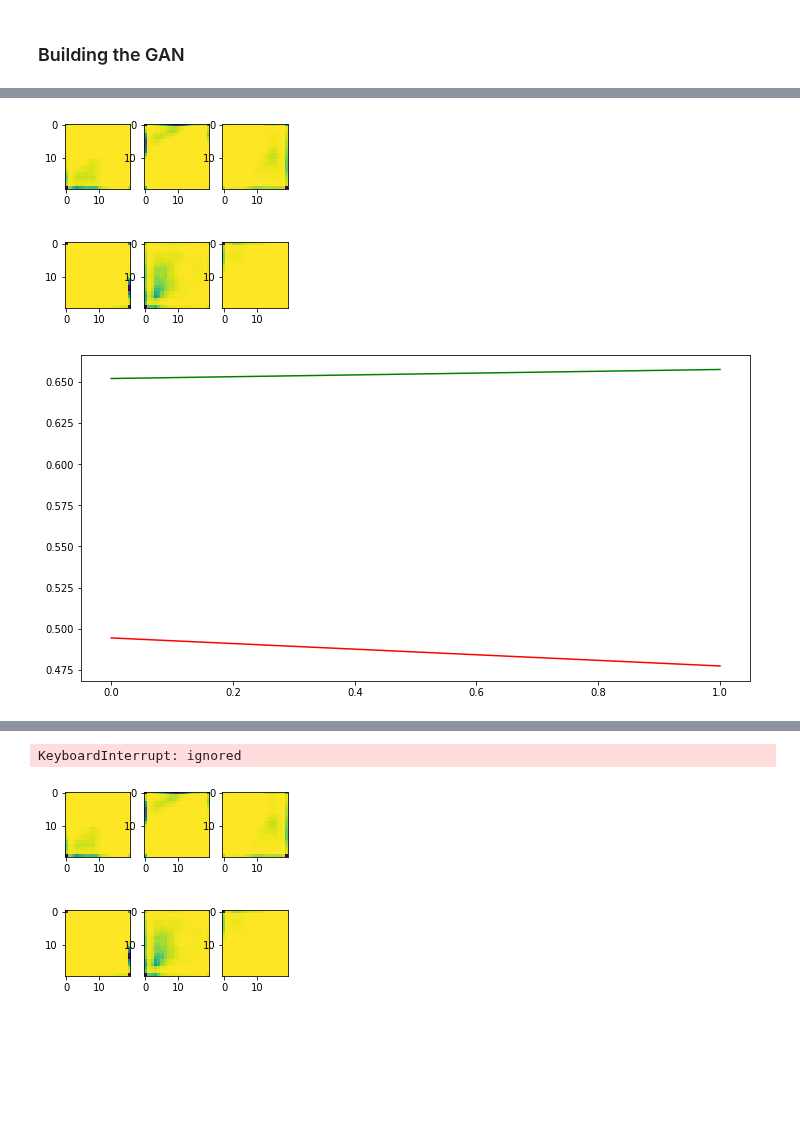
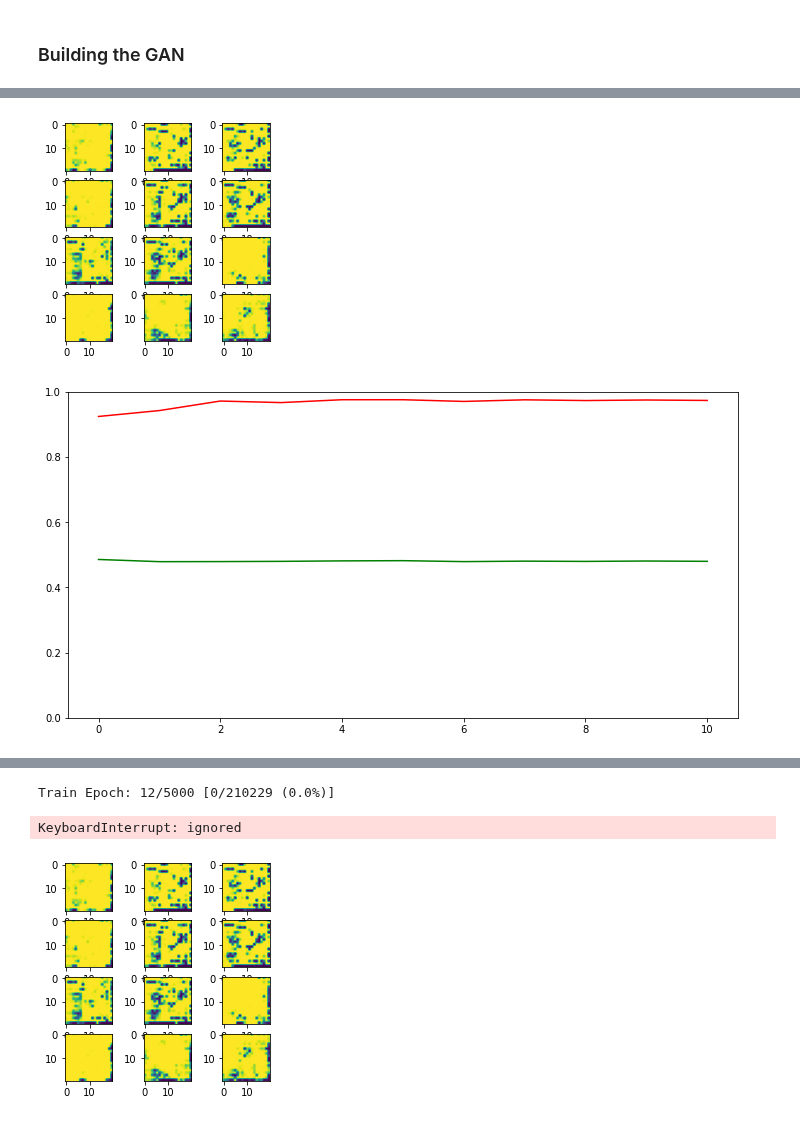
Before and after one commit to vicentcamison/idal_ia3, a Jupyter notebook: 3 Aprendizaje profundo (II)/InfoGAN.ipynb, the cells around one changed output, grey strips where cells are left out. Cells and saved outputs as stored; diff of their text form; code cells hidden in the pictures; blank space fills up the shorter version.

```diff
--- a/3 Aprendizaje profundo (II)/InfoGAN.ipynb
+++ b/3 Aprendizaje profundo (II)/InfoGAN.ipynb
@@ -404,7 +409,8 @@ class Discriminator(nn.Module):
     x = self.bn(self.avgpool(F.leaky_relu(self.conv1(x), negative_slope=LRELU_ALPHA)))
     x = self.bn2(self.avgpool(F.leaky_relu(self.conv2(x), negative_slope=LRELU_ALPHA)))
     x = self.flatten(x)
-    true = F.sigmoid(self.true_dense(x))
+    #true = F.sigmoid(self.true_dense(x))
+    true = torch.sigmoid(self.true_dense(x))
     cat = F.softmax(self.cat_dense(x))
     if self.categorical_noise_dim > 0:
       cat_noise = self.noise_dense(x)
@@ -450,10 +465,10 @@ mse, cross_entropy = mse.to(device), cross_entropy.to(device)
 
 # Functions for the calculation of the loss function
 def rand_ones_like(tensor):
-  return torch.rand_like(tensor)*0.3 + 0.9
+  return torch.rand_like(tensor)*0.2 + 0.9
 
 def rand_zeros_like(tensor):
-  return torch.rand_like(tensor)*0.3
+  return torch.rand_like(tensor)*0.2
 
 ### Info-GAN ###
 if GAN_STYLE == 0:
@@ -476,13 +491,13 @@ if GAN_STYLE == 0:
   # Generator loss: MSE Loss
   def gen_loss(pred):
     #print(max(pred))
-    return mse(pred, rand_ones_like(pred))
+    return mse(pred, rand_zeros_like(pred))
 
   # Discriminator loss: two batches of MSE loss: one for each batch (true images and )
   def discr_loss(real_pred, fake_pred):
     #print(max(real_pred), max(fake_pred))
-    real_loss = mse(real_pred, rand_ones_like(real_pred))
-    fake_loss = mse(fake_pred, rand_zeros_like(fake_pred))
+    real_loss = mse(real_pred, rand_zeros_like(real_pred))
+    fake_loss = mse(fake_pred, rand_ones_like(fake_pred))
     return (real_loss + fake_loss) / 2
 
   # Features loss: batch of noise and categories predicted by the discr.
@@ -498,7 +513,7 @@ if GAN_STYLE == 0:
 ### AC-GAN ###
 elif GAN_STYLE == 1:
 
-  noise_dim = 50
+  noise_dim = 80
   cat_dim = 10
   noise_cat_dim = 0
 
@@ -549,8 +564,8 @@ dataloader = numbers_loader
 
 #images that we're going to use to see the performance of the Generator
 # at different epochs
-data_show = 6
-check_noise, check_cat, check_noise_cat = generate_generator_data(data_show, noise_cat_dim=0)
+data_show = 12
+check_noise, check_cat, check_noise_cat = generate_generator_data(data_show, noise_dim=noise_dim, cat_dim=cat_dim, noise_cat_dim=noise_cat_dim, same_class=False)
 check_noise, check_cat, check_noise_cat = check_noise.to(device), check_cat.to(device), check_noise_cat.to(device)
 
 # We set up these variables that are designed for plotting
@@ -580,12 +595,12 @@ for epoch in range(n_epochs):
 
     gen_optim.zero_grad()
     #if GAN_STYLE == 0: #InfoGAN
-    noise, cat, noise_cat = generate_generator_data(batch_size, noise_dim, cat_dim, noise_cat_dim)
+    noise, cat, noise_cat = generate_generator_data(BATCH_SIZE, noise_dim, cat_dim, noise_cat_dim)
     noise, cat, noise_cat = noise.to(device), cat.to(device), noise_cat.to(device)
     #elif GAN_STYLE == 1: #AC-GAN
     img_batch = generator(noise, cat, noise_cat)
     img_batch = img_batch.to(device)
-    img_batch = noisy_image(img_batch, epsilon_decay(epoch, EPSILON))
+    ####img_batch = noisy_image(img_batch, epsilon_decay(epoch, EPSILON))
     veracity, cat_pred, _ = discriminator(img_batch)
     veracity, cat_pred = veracity.to(device), cat_pred.to(device)
     if GAN_STYLE == 0: #InfoGAN
@@ -599,27 +614,27 @@ for epoch in range(n_epochs):
     ## ----------------------
     ## DISCRIMINATOR TRAINING
     ## ----------------------
+    if batch_idx % GEN_PER_DISCR == 0:
+      discr_optim.zero_grad()
 
-    discr_optim.zero_grad()
+      # First, we send a batch that has been created from the generator
+      noise, cat, noise_cat = generate_generator_data(BATCH_SIZE, noise_dim, cat_dim, noise_cat_dim)
+      noise, cat, noise_cat = noise.to(device), cat.to(device), noise_cat.to(device)
+      img_batch = generator(noise, cat, noise_cat).detach()
+      img_batch = img_batch.to(device)
+      ####img_batch = noisy_image(img_batch, epsilon_decay(epoch, EPSILON))
+      veracity_gen, cat_gen, _ = discriminator(img_batch)
 
-    # First, we send a batch that has been created from the generator
-    noise, cat, noise_cat = generate_generator_data(batch_size, noise_dim, cat_dim, noise_cat_dim)
-    noise, cat, noise_cat = noise.to(device), cat.to(device), noise_cat.to(device)
-    img_batch = generator(noise, cat, noise_cat).detach()
-    img_batch = img_batch.to(device)
-    img_batch = noisy_image(img_batch, epsilon_decay(epoch, EPSILON))
-    veracity_gen, cat_gen, _ = discriminator(img_batch)
+      # Then, we send a batch from the real images
+      real_img_batch = real_img_batch.type(torch.cuda.FloatTensor)
+      ####real_img_batch = noisy_image(real_img_batch, epsilon_decay(epoch, EPSILON))
+      veracity_real, cat_real_pred, _ = discriminator(real_img_batch)
 
-    # Then, we send a batch from the real images
-    real_img_batch = real_img_batch.type(torch.cuda.FloatTensor)
-    real_img_batch = noisy_image(real_img_batch, epsilon_decay(epoch, EPSILON))
-    veracity_real, cat_real_pred, _ = discriminator(real_img_batch.type(torch.cuda.FloatTensor))
-
-    # We calculate the loss and apply backpropagation
-    #print(noise_cat.shape, cat_gen.shape)
-    discriminator_loss = discr_loss(veracity_real, veracity_gen, real_img_label, cat_real_pred, cat, cat_gen)
-    discriminator_loss.backward()
-    discr_optim.step()
+      # We calculate the loss and apply backpropagation
+      #print(noise_cat.shape, cat_gen.shape)
+      discriminator_loss = discr_loss(veracity_real, veracity_gen, real_img_label, cat_real_pred, cat, cat_gen)
+      discriminator_loss.backward()
+      discr_optim.step()
 
 
     ## ----------------
@@ -629,7 +644,7 @@ for epoch in range(n_epochs):
     if GAN_STYLE == 0: #InfoGAN
       features_optim.zero_grad()
 
-      noise, cat, noise_cat = generate_generator_data(batch_size, noise_dim, cat_dim, noise_cat_dim)
+      noise, cat, noise_cat = generate_generator_data(BATCH_SIZE, noise_dim, cat_dim, noise_cat_dim)
       noise, cat, noise_cat = noise.to(device), cat.to(device), noise_cat.to(device)
       img_batch = generator(noise, cat, noise_cat)
       img_batch = img_batch.to(device)
@@ -667,7 +682,7 @@ for epoch in range(n_epochs):
       features_loss_acum.append(features_loss_epoch)
 
   clear_output(wait=True)
-  #print(gen_loss_epoch, discr_loss_epoch)
+  print('GENERATOR loss: ',gen_loss_epoch, '\nDISCRIMINATOR loss: ', discr_loss_epoch)
   if GAN_STYLE == 0: #InfoGAN
     plt.figure(figsize=(12,12))
     ax = plt.subplot(2, 1, 1)
@@ -678,6 +693,8 @@ for epoch in range(n_epochs):
     plt.show()
   elif GAN_STYLE == 1: #AC_GAN
     plt.figure(figsize=(12,6))
+    axes = plt.gca()
+    axes.set_ylim([0,1])
     plt.plot(gen_loss_acum, 'r')
     plt.plot(discr_loss_acum, 'g')
     plt.show()
@@ -699,2 +718,2 @@ for epoch in range(n_epochs):
-[figure, old version]
+[figure, new version]
-[figure, old version]
+[figure, new version]
@@ -718,5 +720,6 @@ Train Epoch: 3/5000 [153600/210229 (73.1%)]
-KeyboardInterrupt: ignored
+Train Epoch: 12/5000 [0/210229 (0.0%)]
+KeyboardInterrupt: ignored
-[figure, old version]
+[figure, new version]
 # %%
 noise, cat, noise_cat = generate_generator_data(20)
 noise, cat, noise_cat = noise.to(device), cat.to(device), noise_cat.to(device)
```
Also changed, not shown: parts of 6 cells of this notebook.
